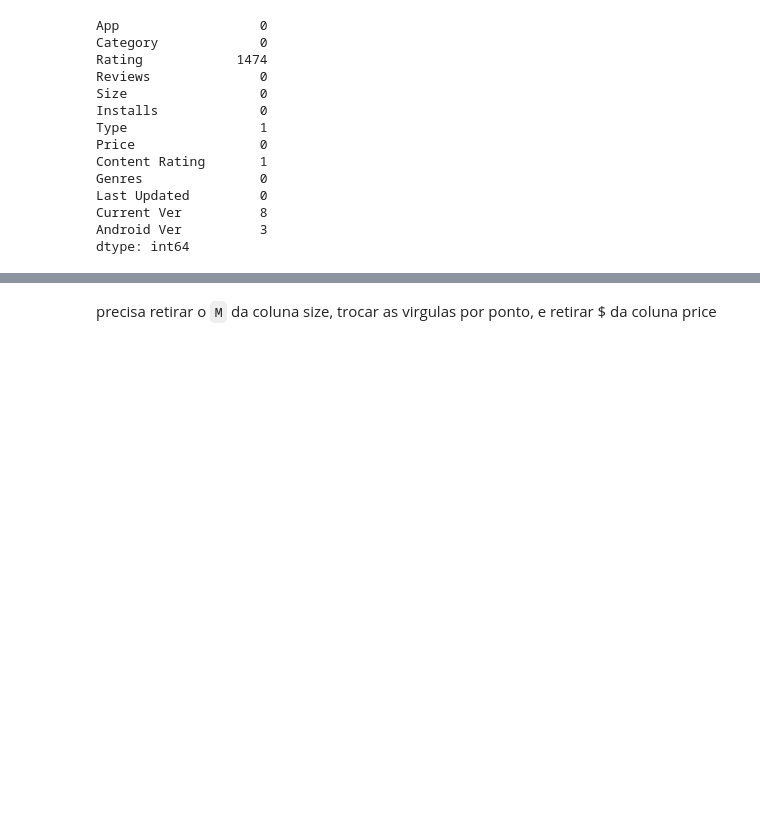
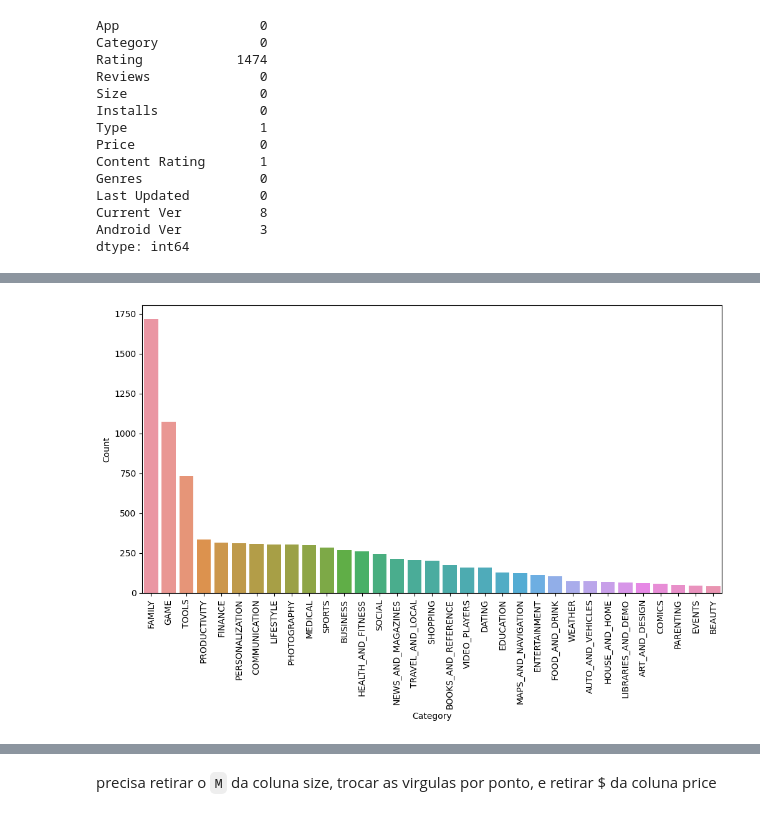
Before and after one commit to Riguini/Google-Play-Store-Apps, a Jupyter notebook: projeto_Google_Play_Store_Apps.ipynb, the cells around one changed output, grey strips where cells are left out. Drawn from its saved outputs; the diff is of its cells as text; code cells hidden in the pictures; blank space fills up the shorter version.

```diff
--- a/projeto_Google_Play_Store_Apps.ipynb
+++ b/projeto_Google_Play_Store_Apps.ipynb
@@ -51,5 +97,5 @@ Na coluna 'Type', contem um dado nulo, e para essa mesma entrada, o dado referen
 # %%
-df.dropna(subset=["Type"],inplace=True)
+df.dropna(subset=["Rating"],inplace=True)
 # %%
 df[df["Content Rating"].isnull()]
 # %% [output]
@@ -97,4 +105,0 @@ SyntaxError: EOF while scanning triple-quoted string literal (3248683462.py, lin
-# %%
-df.loc[df['Type'] == 'Free', 'Rating'] = 4.18
-# %%
-df.loc[df['Type'] == 'Paid', 'Rating'] = 4.26
@@ -145,0 +137,2 @@ Existem algumas colunas que para fazerem sentido na analise, devem ser alteradas
+# %%
+df = df.drop_duplicates()
@@ -145,0 +170,9 @@ Existem algumas colunas que para fazerem sentido na analise, devem ser alteradas
+# %%
+plt.figure(figsize=(12,6))
+sns.countplot(x='Category',data=df,order=df.Category.value_counts().index)
+plt.xticks(rotation='vertical')
+plt.xlabel('Category')
+plt.ylabel('Count')
+plt.show()
+# %% [output]
+[figure, added]
```
Also changed, not shown: parts of 58 cells of this notebook.
